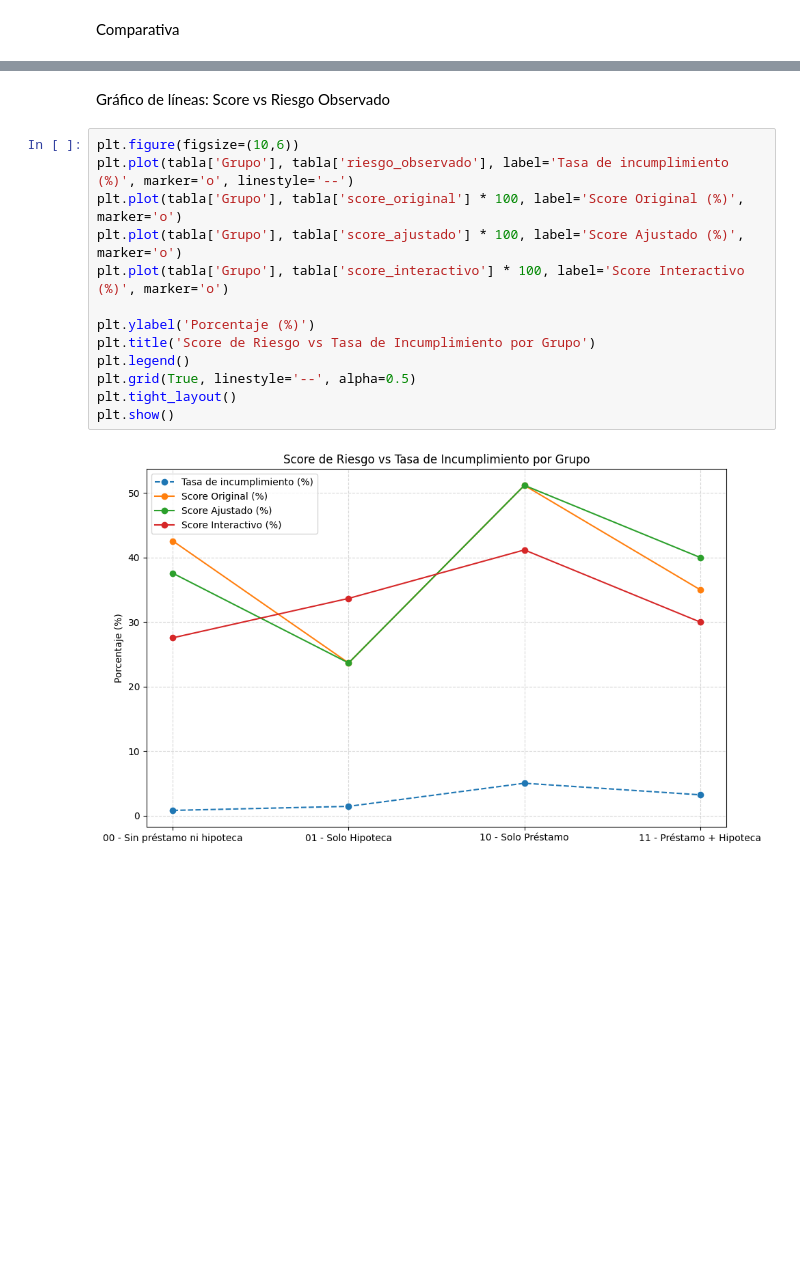
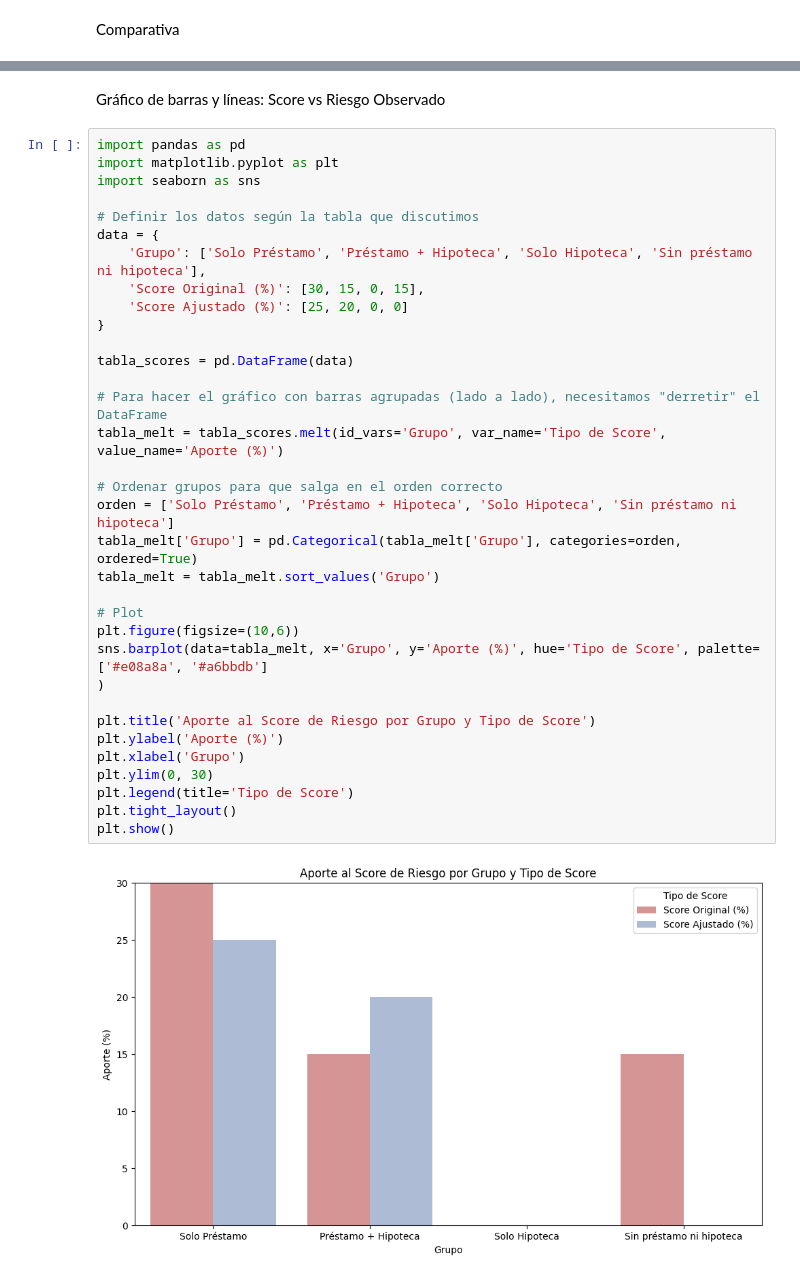
Before and after one commit to Lambda-14/Sim-Empresa, a Jupyter notebook: Equip_16/Borrador/Finanzas y riesgo crediticio/banca_22.09_finanzas_graficos.ipynb, the cells around one changed output, grey strips where cells are left out. Cells and saved outputs as stored; diff of their text form; blank space fills up the shorter version.

```diff
--- a/Equip_16/Borrador/Finanzas y riesgo crediticio/banca_22.09_finanzas_graficos.ipynb
+++ b/Equip_16/Borrador/Finanzas y riesgo crediticio/banca_22.09_finanzas_graficos.ipynb
@@ -229,17 +264,38 @@ plt.show()
 # %% [markdown]
-Gráfico de líneas: Score vs Riesgo Observado
+Gráfico de barras y líneas: Score vs Riesgo Observado
-# %%
-plt.figure(figsize=(10,6))
-plt.plot(tabla['Grupo'], tabla['riesgo_observado'], label='Tasa de incumplimiento (%)', marker='o', linestyle='--')
-plt.plot(tabla['Grupo'], tabla['score_original'] * 100, label='Score Original (%)', marker='o')
-plt.plot(tabla['Grupo'], tabla['score_ajustado'] * 100, label='Score Ajustado (%)', marker='o')
-plt.plot(tabla['Grupo'], tabla['score_interactivo'] * 100, label='Score Interactivo (%)', marker='o')
-
-plt.ylabel('Porcentaje (%)')
-plt.title('Score de Riesgo vs Tasa de Incumplimiento por Grupo')
-plt.legend()
-plt.grid(True, linestyle='--', alpha=0.5)
-plt.tight_layout()
-plt.show()
-# %% [output]
-[figure, removed]
+# %%
+import pandas as pd
+import matplotlib.pyplot as plt
+import seaborn as sns
+
+# Definir los datos según la tabla que discutimos
+data = {
+    'Grupo': ['Solo Préstamo', 'Préstamo + Hipoteca', 'Solo Hipoteca', 'Sin préstamo ni hipoteca'],
+    'Score Original (%)': [30, 15, 0, 15],
+    'Score Ajustado (%)': [25, 20, 0, 0]
+}
+
+tabla_scores = pd.DataFrame(data)
+
+# Para hacer el gráfico con barras agrupadas (lado a lado), necesitamos "derretir" el DataFrame
+tabla_melt = tabla_scores.melt(id_vars='Grupo', var_name='Tipo de Score', value_name='Aporte (%)')
+
+# Ordenar grupos para que salga en el orden correcto
+orden = ['Solo Préstamo', 'Préstamo + Hipoteca', 'Solo Hipoteca', 'Sin préstamo ni hipoteca']
+tabla_melt['Grupo'] = pd.Categorical(tabla_melt['Grupo'], categories=orden, ordered=True)
+tabla_melt = tabla_melt.sort_values('Grupo')
+
+# Plot
+plt.figure(figsize=(10,6))
+sns.barplot(data=tabla_melt, x='Grupo', y='Aporte (%)', hue='Tipo de Score', palette=['#e08a8a', '#a6bbdb']
+)
+
+plt.title('Aporte al Score de Riesgo por Grupo y Tipo de Score')
+plt.ylabel('Aporte (%)')
+plt.xlabel('Grupo')
+plt.ylim(0, 30)
+plt.legend(title='Tipo de Score')
+plt.tight_layout()
+plt.show()
+# %% [output]
+[figure, added]
```
Also changed, not shown: parts of 12 cells of this notebook, 4 other files.
